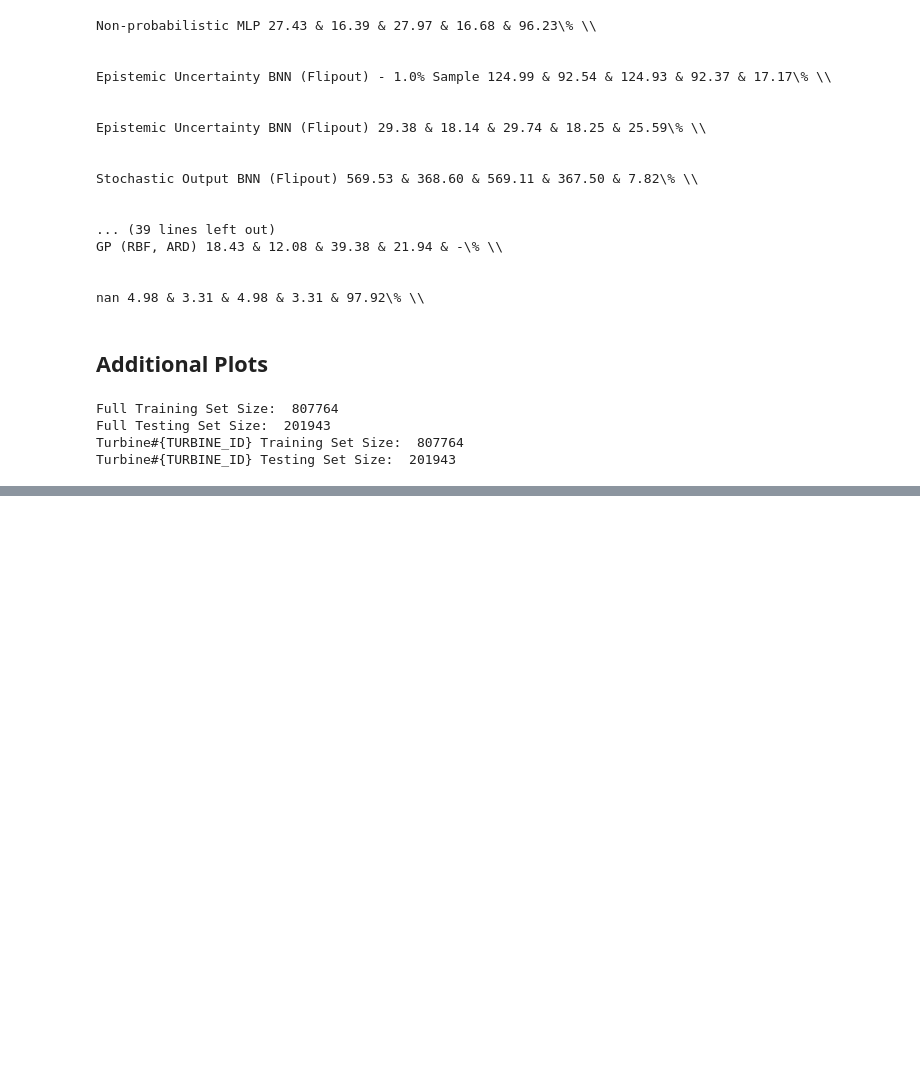
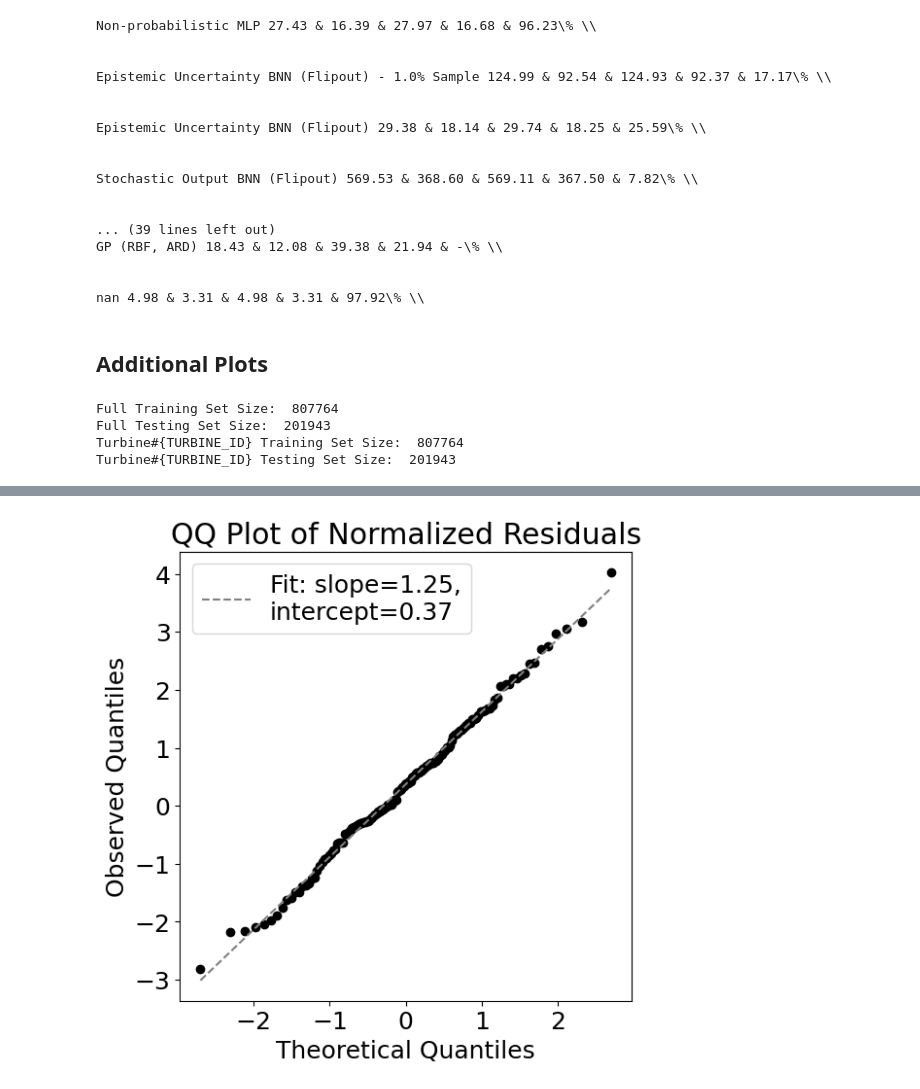
Before and after one commit to filofiocchi02/fyp, a Jupyter notebook: plots.ipynb, the cells around one changed output, grey strips where cells are left out. Cells and saved outputs as stored; diff of their text form; code cells hidden in the pictures; blank space fills up the shorter version.

```diff
--- a/plots.ipynb
+++ b/plots.ipynb
@@ -212,11 +271,11 @@ def get_live_data(df, start_index=-144, end_index=None):
 # %%
 X_live, y_live = get_live_data(df, start_index=-144)
 # %%
-model_finetune = create_model_mlp_gaussian_joint(X_live, generic_model, 42)
-model_finetune.summary()
+model = create_model_mlp_gaussian_large(X_live, 42)
+model.summary()
 
-model_finetune.load_weights('saved_models/mlp_finetuned.keras')
-evaluation = model_finetune.evaluate(X_live, y_live)
+model.load_weights('saved_models/mlp_large_finetuned.keras')
+evaluation = model.evaluate(X_live, y_live)
 print("Evaluation Loss:", evaluation)
 # %% [output]
 WARNING:tensorflow:From c:\Users\filip\AppData\Local\Programs\Python\Python311\Lib\site-packages\keras\src\backend.py:1398: The name tf.executing_eagerly_outside_functions is deprecated. Please use tf ...
@@ -239,7 +298,6 @@ Evaluation Loss: 3.308309555053711
 # %%
-y_live_pred = np.array(model_finetune(X_live).mean()).ravel()
-
-y_live_stddevs = np.array(model_finetune(X_live).stddev()).ravel()
+y_live_pred = np.array(model(X_live).mean()).ravel()
+y_live_stddevs = np.array(model(X_live).stddev()).ravel()
 
 save_preds(None, y_live_pred, y_live_stddevs)
 
@@ -256,34 +314,69 @@ Test MAE: 10.935
 # %%
-import ipywidgets as widgets
-from IPython.display import display, clear_output
+def qq_plot(normalized_residuals, ci=0.99):
+    fig = plt.figure(figsize=(6,6))
+    ax = fig.add_subplot(111)
+
+    z_value = stats.norm.ppf((1 + ci) / 2)
+
+    # Calculate theoretical quantiles and observed quantiles
+    theoretical_quantiles = stats.norm.ppf(np.linspace(0.5/len(normalized_residuals), 1-0.5/len(normalized_residuals), len(normalized_residuals)))
+    observed_quantiles = np.sort(normalized_residuals)
+    lower_bound = 0 - z_value
+    upper_bound = 0 + z_value
+    out_of_confidence_indices = np.where(~np.logical_and(observed_quantiles >= lower_bound, observed_quantiles <= upper_bound))[0]
+
+    ax.plot(theoretical_quantiles, observed_quantiles, 'o', color='black')
+
+    # Highlight specific points in a different color
+    # ax.plot(theoretical_quantiles[out_of_confidence_indices], observed_quantiles[out_of_confidence_indices], 'o', color='red', label=f'Outside C.I. {ci*100:.1f}%')
+
+    # Plot the line of best fit
+    slope, intercept, _, _, _ = stats.linregress(theoretical_quantiles, observed_quantiles)
+    line = slope * theoretical_quantiles + intercept
+    ax.plot(theoretical_quantiles, line, color='gray', linestyle='--', label=f'Fit: slope={slope:.2f},\nintercept={intercept:.2f}')
+
+    ax.set_title('QQ Plot of Normalized Residuals')
+    ax.set_xlabel('Theoretical Quantiles')
+    ax.set_ylabel('Observed Quantiles')
+    plt.legend(loc='upper left')
+    plt.show()
 
 
-def interactive_qq_plot_with_widgets(df, FEATURES, OUTPUT_FEATURE):
-    # Create widgets for start and end indices
-    start_index_widget = widgets.IntText(value=-144, description='Start Index:', continuous_update=False)
-    end_index_widget = widgets.IntText(value=None, description='End Index:', continuous_update=False)
-    ci_widget = widgets.FloatSlider(value=0.99, min=0.90, max=0.999, step=0.001, description='Confidence Interval:', continuous_update=False)
+def update_plot(start_index, end_index, ci):
+        if end_index <= start_index:
+            clear_output(wait=True)
+            print("Error: End index must be greater than start index.")
+            return
 
-    def update_plot(start_index, end_index, ci):
-        # Clear previous output
         clear_output(wait=True)
 
-        # Retrieve live data
-        print(start_index, end_index)
         X_live, y_live = get_live_data(df, start_index, end_index)
 
-        # Mock predictions and predicted_std for demonstration
-        predictions = np.mean(X_live, axis=1)  # Replace with your model's predictions
-        predicted_std = np.std(X_live, axis=1)  # Replace with your model's predicted std
+        y_live_pred = np.array(model(X_live).mean()).ravel()
+        y_live_stddevs = np.array(model(X_live).stddev()).ravel()
 
-        normalized_residuals = (y_live - predictions) / predicted_std
+        normalized_residuals = (y_live - y_live_pred) / y_live_stddevs
 
-        # Plot
-        customized_qq_plot(normalized_residuals, ci)
+        qq_plot(normalized_residuals, ci)
+
+def interactive_qq_plot(df, model):
+    start_index_widget = widgets.IntText(value=230, description='Start Index:', continuous_update=False)
+    end_index_widget = widgets.IntText(value=374, description='End Index:', continuous_update=False)
+    ci_widget = widgets.FloatSlider(value=0.99, min=0.90, max=0.999, step=0.001, description='Confidence Interval:', continuous_update=False)
 
     interact_manual = widgets.interactive(update_plot, start_index=start_index_widget, end_index=end_index_widget, ci=ci_widget)
 
     display(interact_manual)
 
-interactive_qq_plot_with_widgets(df, FEATURES, OUTPUT_FEATURE)
+# interactive_qq_plot(df, model)
+
+
+X_live, y_live = get_live_data(df, 230, 374)
+
+y_live_pred = np.array(model(X_live).mean()).ravel()
+y_live_stddevs = np.array(model(X_live).stddev()).ravel()
+
+normalized_residuals = (y_live - y_live_pred) / y_live_stddevs
+
+qq_plot(normalized_residuals, 0.99)
 # %% [output]
@@ -290,0 +383 @@ interactive(children=(IntText(value=-144, description='Start Index:'), IntText(v
+[figure, added]
```
Also changed, not shown: parts of 11 cells of this notebook, 10 other files.
